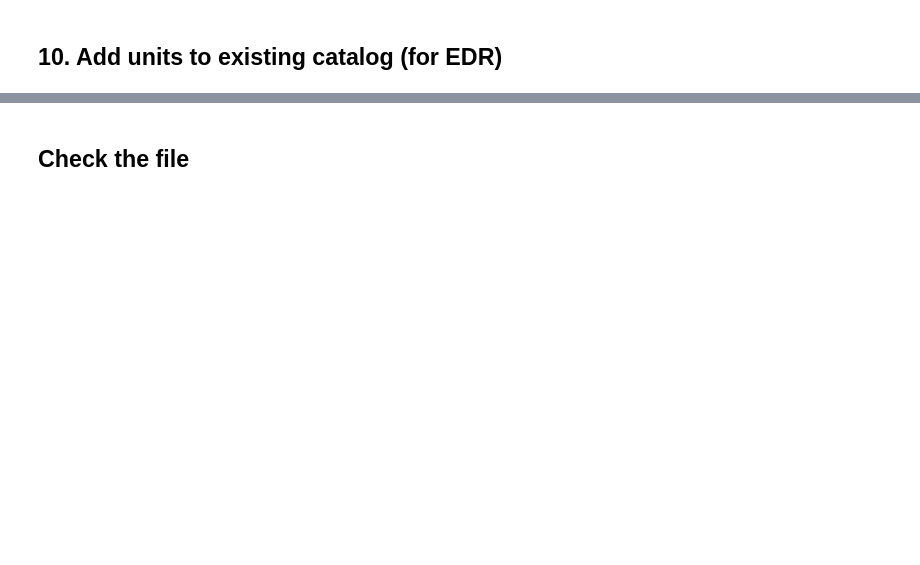
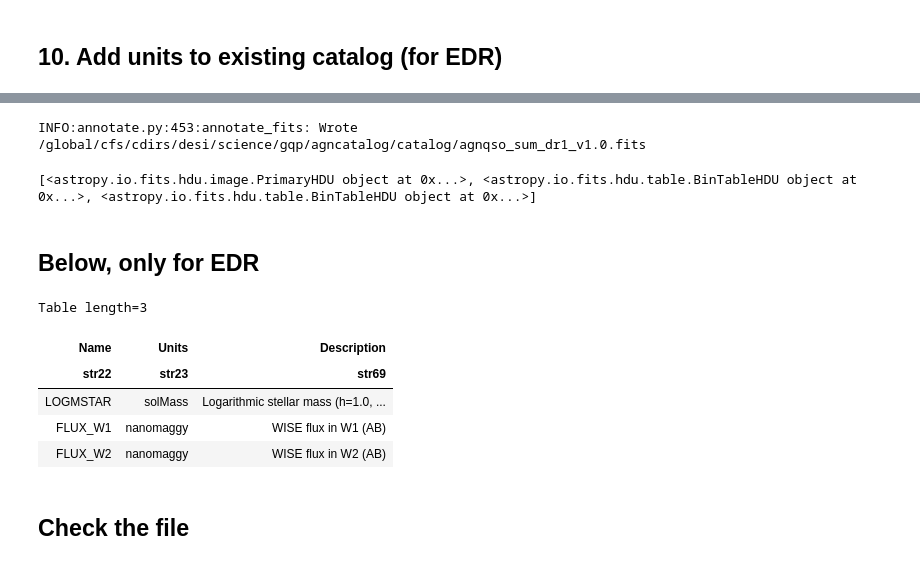
Before and after one commit to cosmodesi/desigaldev, a Jupyter notebook: AgnCats/notebooks/AGNQSO_summary_cat.ipynb, the cells around one changed output, grey strips where cells are left out. Saved outputs shown, nothing was run; the diff lists cells and outputs as text; code cells hidden in the pictures; blank space fills up the shorter version.

```diff
--- a/AgnCats/notebooks/AGNQSO_summary_cat.ipynb
+++ b/AgnCats/notebooks/AGNQSO_summary_cat.ipynb
@@ -760,0 +640,8 @@ outfile = dir_for_cat+'agnqso_sum_v1.9.fits'
+# %%
+%%time
+annotate_fits(infile, 2, outfile, units=units_dict2)
+# %% [output]
+INFO:annotate.py:453:annotate_fits: Wrote /global/cfs/cdirs/desi/science/gqp/agncatalog/catalog/agnqso_sum_dr1_v1.0.fits
+[<astropy.io.fits.hdu.image.PrimaryHDU object at 0x...>, <astropy.io.fits.hdu.table.BinTableHDU object at 0x...>, <astropy.io.fits.hdu.table.BinTableHDU object at 0x...>]
+# %% [markdown]
+## Below, only for EDR
@@ -771,9 +662,16 @@ T2 = Table(agn_hdul[2].data)
 # %%
 ## Extension 2
 cols_readme = 'cols_units_ext2.txt'
-tcols_ext2 = Table.read(cols_readme, format='ascii.basic')
+tcols_ext2 = Table.read(cols_readme, format='ascii.basic', delimiter='|')
 tcols_ext2.remove_columns(['col0', 'Format', '_1'])
 tcols_ext2[:3]
+# %% [output]
+Table length=3
+| Name | Units | Description |
+| str22 | str23 | str69 |
+| LOGMSTAR | solMass | Logarithmic stellar mass (h=1.0, ... |
+| FLUX_W1 | nanomaggy | WISE flux in W1 (AB) |
+| FLUX_W2 | nanomaggy | WISE flux in W2 (AB) |
 # %%
 T2_cols = Table()
 T2_cols['Name'] = T2.colnames
```
Also changed, not shown: parts of 34 cells of this notebook, 1 other file.
